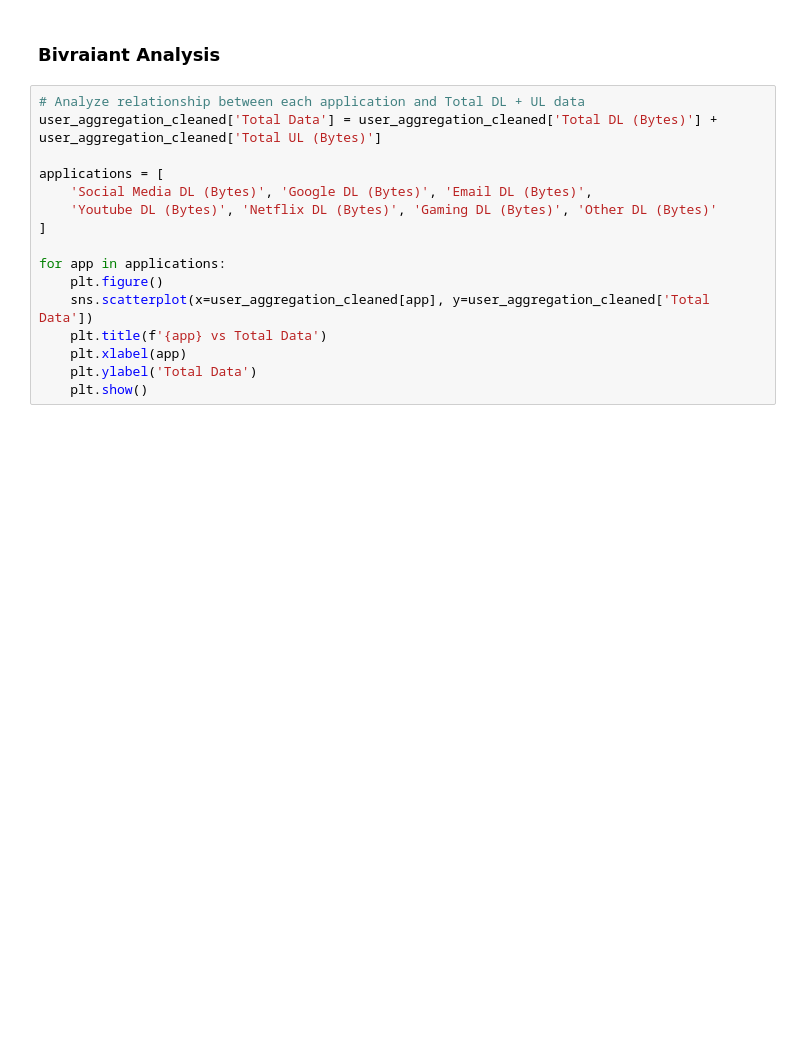
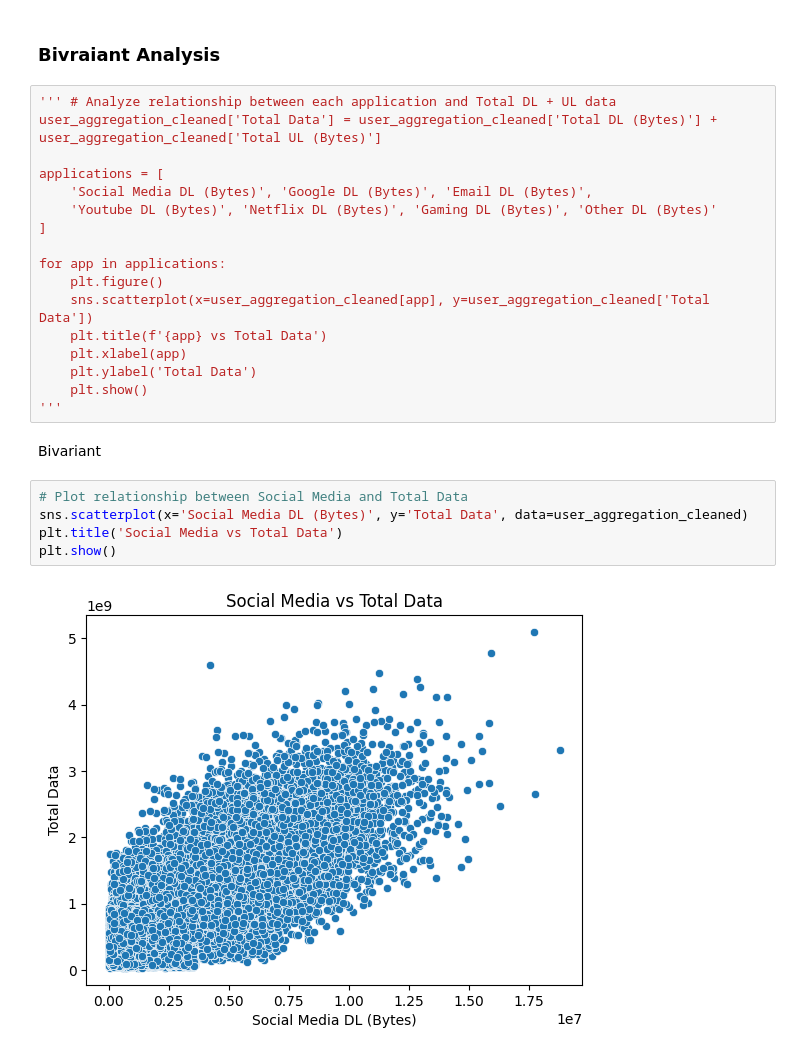
Before and after one commit to Alki45/10X_Acadamy, a Jupyter notebook: Week2/notebooks/Task1.ipynb, the cells around one changed output. Cells and saved outputs as stored; diff of their text form; blank space fills up the shorter version.

```diff
--- a/Week2/notebooks/Task1.ipynb
+++ b/Week2/notebooks/Task1.ipynb
@@ -438,7 +466,7 @@ for column in numeric_cols:
 # %% [markdown]
 ### Bivraiant Analysis
 # %%
-# Analyze relationship between each application and Total DL + UL data
+''' # Analyze relationship between each application and Total DL + UL data
 user_aggregation_cleaned['Total Data'] = user_aggregation_cleaned['Total DL (Bytes)'] + user_aggregation_cleaned['Total UL (Bytes)']
 
 applications = [
@@ -453,3 +481,13 @@ for app in applications:
     plt.xlabel(app)
     plt.ylabel('Total Data')
     plt.show()
+'''
+# %% [markdown]
+Bivariant
+# %%
+# Plot relationship between Social Media and Total Data
+sns.scatterplot(x='Social Media DL (Bytes)', y='Total Data', data=user_aggregation_cleaned)
+plt.title('Social Media vs Total Data')
+plt.show()
+# %% [output]
+[figure, added]
```
Also changed, not shown: parts of 24 cells of this notebook, 9 other files.
